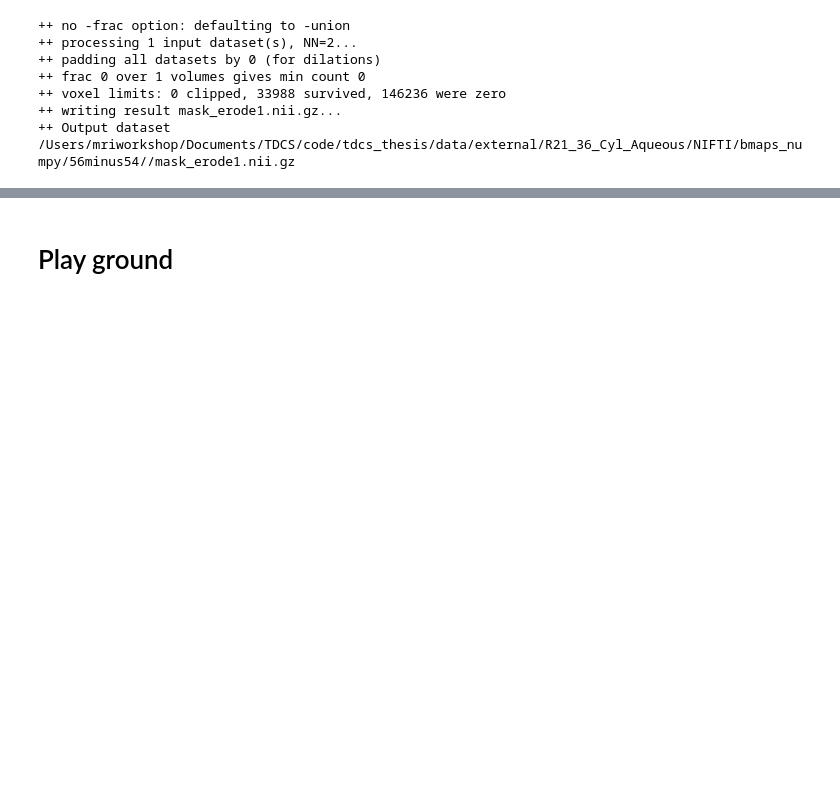
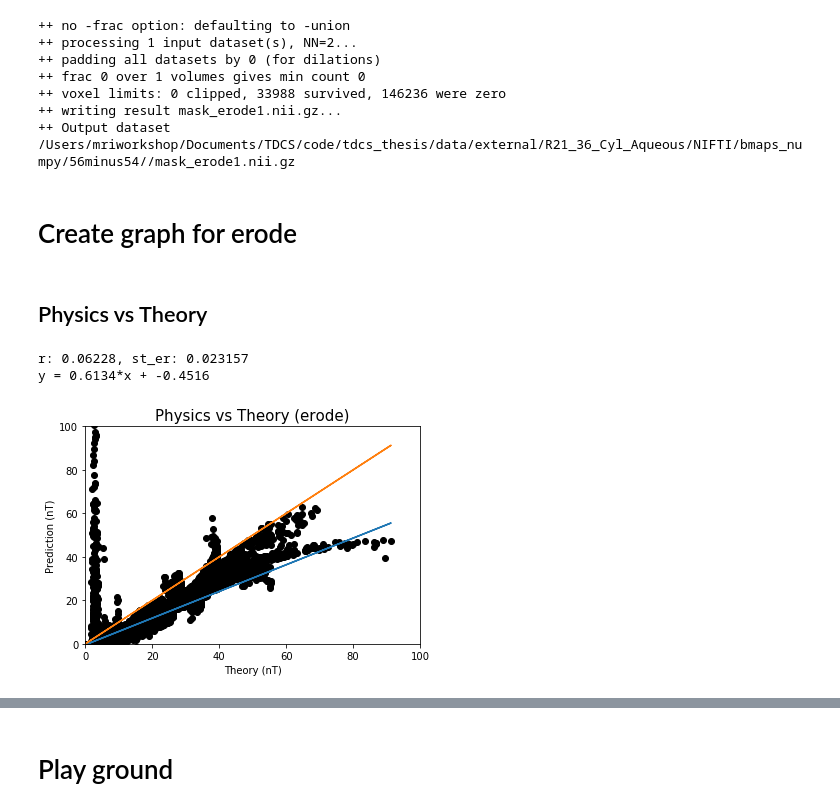
Before and after one commit to chikakoto/tdcs_thesis, a Jupyter notebook: notebooks/5.1_erode_image.ipynb, the cells around one changed output, grey strips where cells are left out. Cells and saved outputs as stored; diff of their text form; code cells hidden in the pictures; blank space fills up the shorter version.

```diff
--- a/notebooks/5.1_erode_image.ipynb
+++ b/notebooks/5.1_erode_image.ipynb
@@ -37,3 +37,39 @@ def create_predict_erode(sub_path, img_path, erode='1', xminusy = "6minus4"):
 # %%
 xminusy = "46minus44" # run 5
 create_predict_erode(sub_path, img_path, '1', xminusy)
+# %% [markdown]
+# Create graph for erode
+# %% [markdown]
+## Physics vs Theory
+# %%
+xminusy = "56minus54" # run 6
+erode = '1'
+sub_path = dir_path+"data/external/R21_36_Cyl_Aqueous/"
+cwd = sub_path+"NIFTI/bmaps_numpy/"+xminusy+"/"
+img_meas = nib.load(cwd+"/diff_fmap_Mean_erode"+erode+".nii.gz")
+img_theo = nib.load(cwd+"/Bvals_erode"+erode+".nii.gz")
+
+data_meas = img_meas.get_data()
+data_theo = img_theo.get_data()
+x = data_theo.flatten()
+y = data_meas.flatten()
+
+m, b, r, p, st_er = stats.linregress(x,y)
+
+yfit = [b + m * xi for xi in x]
+yisx = [0 + 1 * xi for xi in x]
+plt.plot(x, yfit)
+plt.plot(x, yisx)
+
+plt.scatter(x, y,  color='black')
+plt.axis([0,100, 0, 100])
+plt.xlabel("Theory (nT)")
+plt.ylabel("Prediction (nT)")
+plt.title("Physics vs Theory (erode)", fontsize=15)
+# print(r, st_er)
+print("r: {:.5f}, st_er: {:.6f}".format(r, st_er))
+print("y = "+str(round(m,4))+"*x + "+str(round(b,4)))
+# %% [output]
+r: 0.06228, st_er: 0.023157
+y = 0.6134*x + -0.4516
+[figure, added]
```
Also changed, not shown: parts of 3 cells of this notebook, 7 other files.
